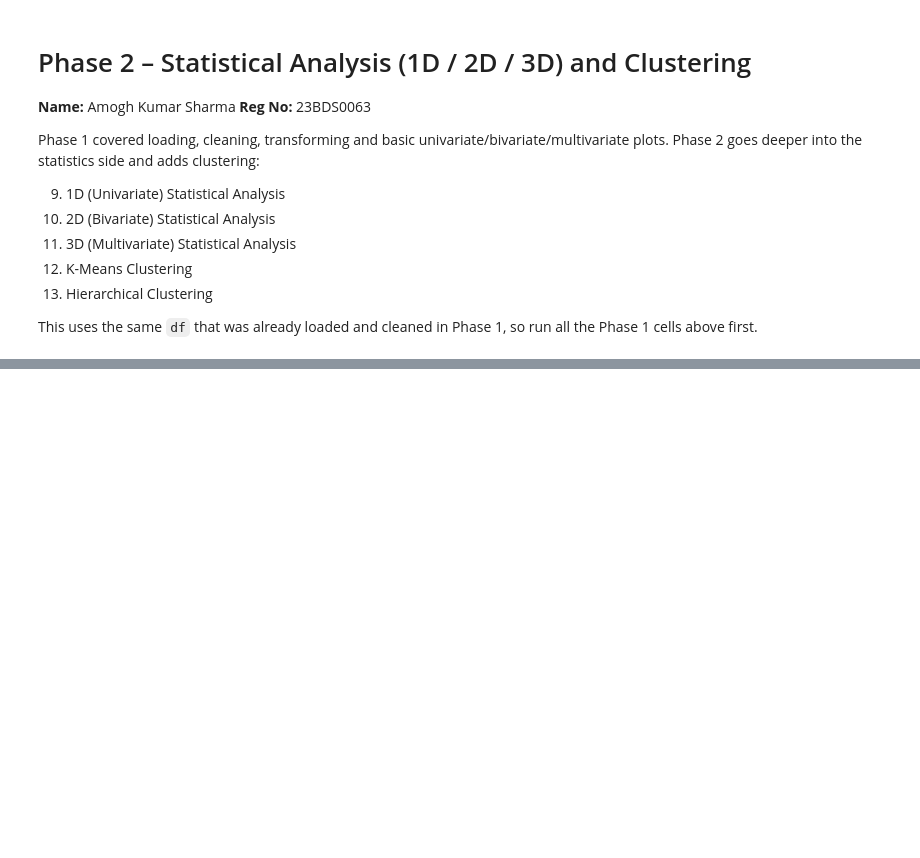
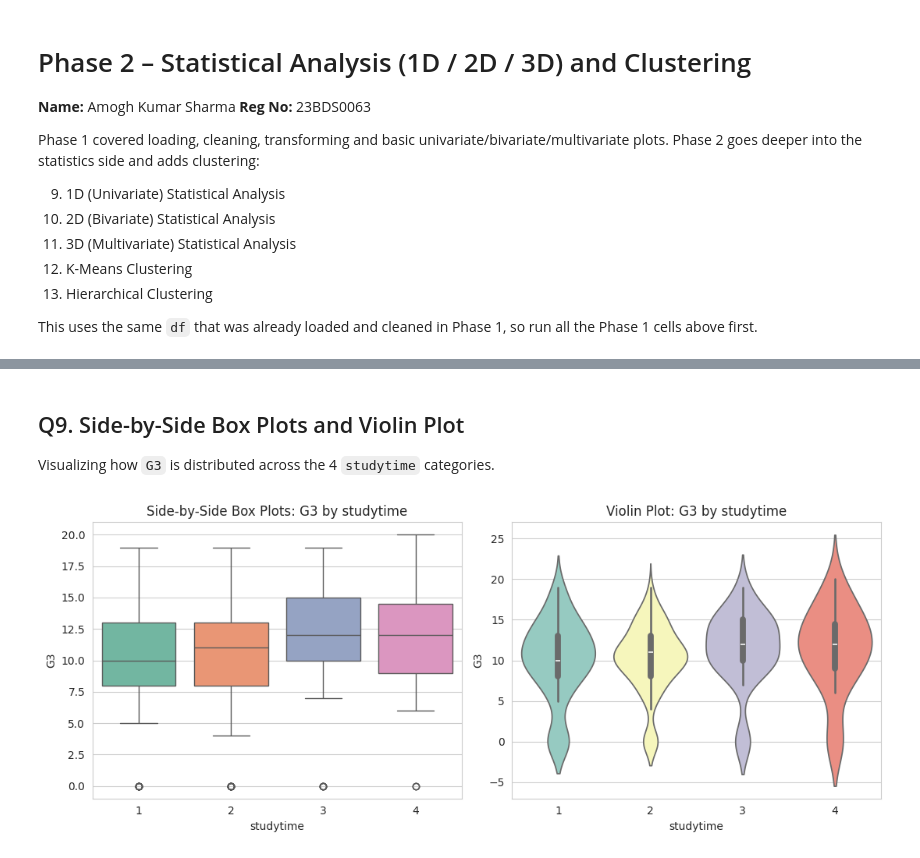
Before and after one commit to amoghsharma6996/AmoghKumarSharma23BDS0063, a Jupyter notebook: EDA_Phase1_Amogh.ipynb, the cells around one changed output, grey strips where cells are left out. Saved outputs shown, nothing was run; the diff lists cells and outputs as text; code cells hidden in the pictures; blank space fills up the shorter version.

```diff
--- a/EDA_Phase1_Amogh.ipynb
+++ b/EDA_Phase1_Amogh.ipynb
@@ -718,0 +622,16 @@ This completes all Phase 2 requirements (1D/2D/3D statistical analysis, K-Means
+# %% [markdown]
+## Q9. Side-by-Side Box Plots and Violin Plot
+Visualizing how `G3` is distributed across the 4 `studytime` categories.
+# %%
+fig, axes = plt.subplots(1, 2, figsize=(11, 4.5))
+
+sns.boxplot(x='studytime', y='G3', hue='studytime', data=df, palette='Set2', legend=False, ax=axes[0])
+axes[0].set_title("Side-by-Side Box Plots: G3 by studytime")
+
+sns.violinplot(x='studytime', y='G3', hue='studytime', data=df, palette='Set3', legend=False, ax=axes[1])
+axes[1].set_title("Violin Plot: G3 by studytime")
+
+plt.tight_layout()
+plt.show()
+# %% [output]
+[figure, added]
```
Also changed, not shown: parts of 87 cells of this notebook.
